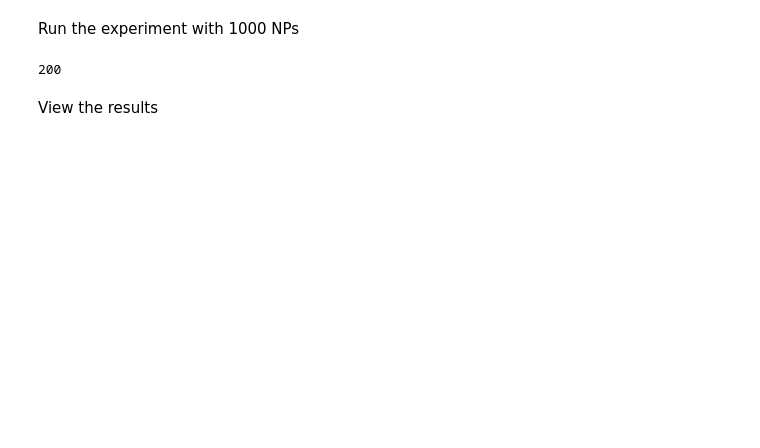
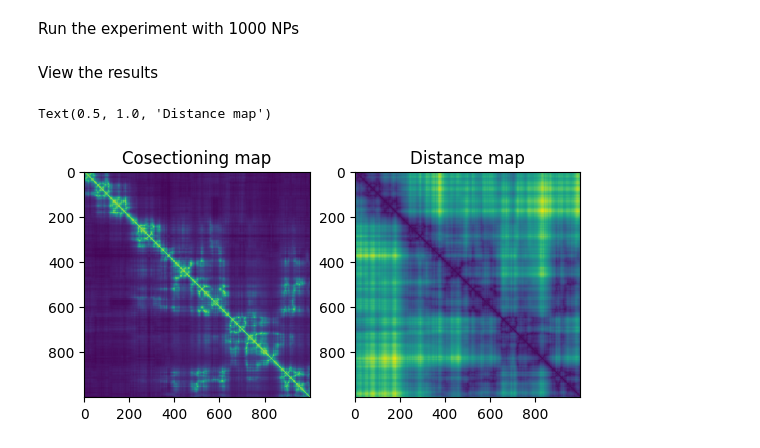
Before and after one commit to lrburack/In-Silico-GAM, a Jupyter notebook: example.ipynb, the cells around one changed output. Saved outputs shown, nothing was run; the diff lists cells and outputs as text; code cells hidden in the pictures; blank space fills up the shorter version.

Commit message:
Restore old example notebook
I noticed the current example is not using structures available in the repo

```diff
--- a/example.ipynb
+++ b/example.ipynb
@@ -8,6 +8,6 @@ import scipy.spatial.distance as dist
 # %% [markdown]
 For this example, we will pretend the genome is static. Load a single structure (in this case a random walk polymer), and center it
 # %%
-# structure = random_walk(length=1000)
-# structure = center_structure(structure)
-# pickle.dump(structure, open('myrandomwalk.pkl', 'wb'))
+structure = random_walk(length=1000)
+structure = center_structure(structure)
+pickle.dump(structure, open('myrandomwalk.pkl', 'wb'))
@@ -17,19 +13,0 @@ cndb_files = ["/work/dipierrolab/linden/data for eternity/structures/full_genome
-# %%
-chromosomes = np.empty(len(cndb_files), dtype=object)
-beads_per_chr = np.zeros(len(cndb_files), dtype=np.int32)
-for i in range(len(cndb_files)):
-    chromosomes[i] = cndbTools()
-    chromosomes[i].load(cndb_files[i])
-    beads_per_chr[i] = int(chromosomes[i].Nbeads)
-
-print(beads_per_chr)
-beads = int(np.sum(beads_per_chr))
-structure = np.empty((beads, 3), dtype=np.float64)
-frame = 0
-bead_offset = 0  # Keep track of where each chromosome’s data goes
-for chr_idx in range(len(cndb_files)):
-    chr_beads = beads_per_chr[chr_idx]
-    structure[int(bead_offset):bead_offset + chr_beads, :] = chromosomes[chr_idx].cndb[str(frame)]
-    bead_offset += chr_beads
-    # for j in range(NPs):
-    #     sec[i * NPs + j, :] = self.NP(structure)
@@ -59,12 +40,2 @@ sectioned = g.illustrate_NP(ax, structure)
 # %% [markdown]
 Run the experiment with 1000 NPs
-# %%
-# run = g.run(["myrandomwalk.pkl"], len(structure), NPs=1000)
-run = g.run_cndb(structure)
-# results1 = g.results(run["processed"])
-# results2 = g.results2(run["processed"])
-# results3 = g.faster_results2(run["processed"])
-# %%
-print(len(run["processed"]))
-# %% [output]
-200
@@ -81,9 +42,14 @@ print(results3["m_i"][:,:,i])
+# %%
+run = g.run(["myrandomwalk.pkl"], len(structure), NPs=1000)
 # %% [markdown]
 View the results
 # %%
 fig, [ax1, ax2] = plt.subplots(1,2)
 
-ax1.imshow(results["normalized_cosectioning"], cmap='viridis')
+ax1.imshow(run["results"]["normalized_cosectioning"], cmap='viridis')
 ax1.set_title("Cosectioning map")
 ax2.imshow(dist.cdist(structure, structure))
 ax2.set_title("Distance map")
+# %% [output]
+Text(0.5, 1.0, 'Distance map')
+[figure, added]
```
Also changed, not shown: parts of 6 cells of this notebook.
